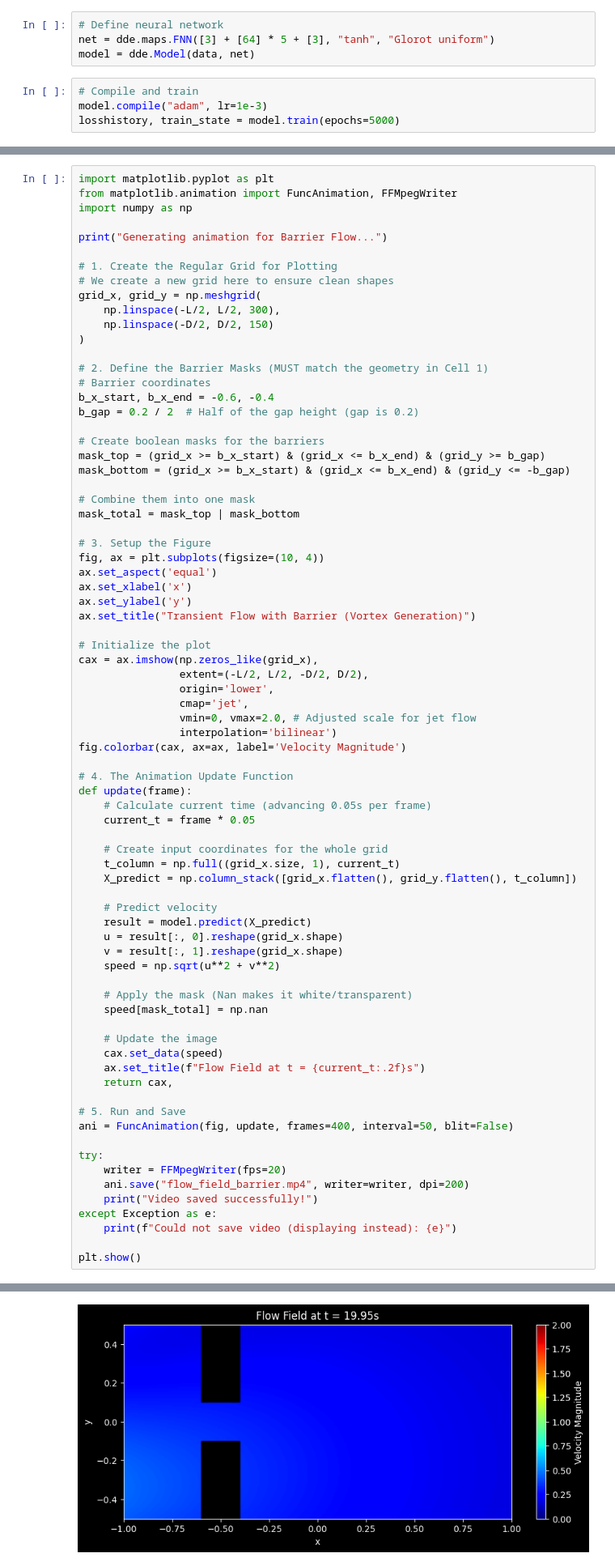
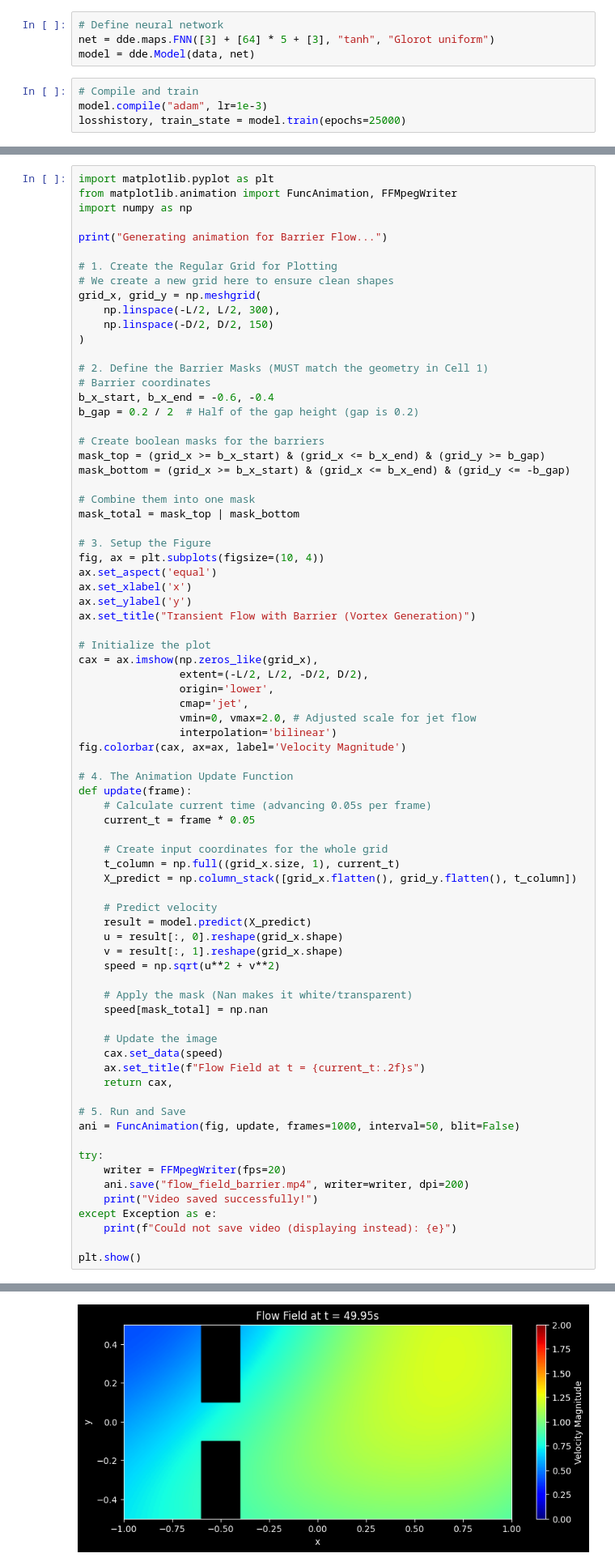
Before and after one commit to Andreea720/challenge_Navier_Stokes_ResNet, a Jupyter notebook: navier_stokes.ipynb, the cells around one changed output, grey strips where cells are left out. Shown at 81% size. Drawn from its saved outputs; the diff is of its cells as text.

```diff
--- a/navier_stokes.ipynb
+++ b/navier_stokes.ipynb
@@ -162,6 +153,6 @@ model = dde.Model(data, net)
 # %%
 # Compile and train
 model.compile("adam", lr=1e-3)
-losshistory, train_state = model.train(epochs=5000)
+losshistory, train_state = model.train(epochs=25000)
 # %% [output]
 Compiling model...
@@ -416,35 +407,35 @@ def update(frame):
     t_column = np.full((grid_x.size, 1), current_t)
     X_predict = np.column_stack([grid_x.flatten(), grid_y.flatten(), t_column])
 
     # Predict velocity
     result = model.predict(X_predict)
     u = result[:, 0].reshape(grid_x.shape)
     v = result[:, 1].reshape(grid_x.shape)
     speed = np.sqrt(u**2 + v**2)
 
     # Apply the mask (Nan makes it white/transparent)
     speed[mask_total] = np.nan
 
     # Update the image
     cax.set_data(speed)
     ax.set_title(f"Flow Field at t = {current_t:.2f}s")
     return cax,
 
 # 5. Run and Save
-ani = FuncAnimation(fig, update, frames=400, interval=50, blit=False)
+ani = FuncAnimation(fig, update, frames=1000, interval=50, blit=False)
 
 try:
     writer = FFMpegWriter(fps=20)
     ani.save("flow_field_barrier.mp4", writer=writer, dpi=200)
     print("Video saved successfully!")
 except Exception as e:
     print(f"Could not save video (displaying instead): {e}")
 
 plt.show()
 # %% [output]
 Generating animation for Barrier Flow...
 Video saved successfully!
-[figure, old version]
+[figure, new version]
 # %%
 def update(frame):
     ax.clear()
```
Also changed, not shown: parts of 4 cells of this notebook.
